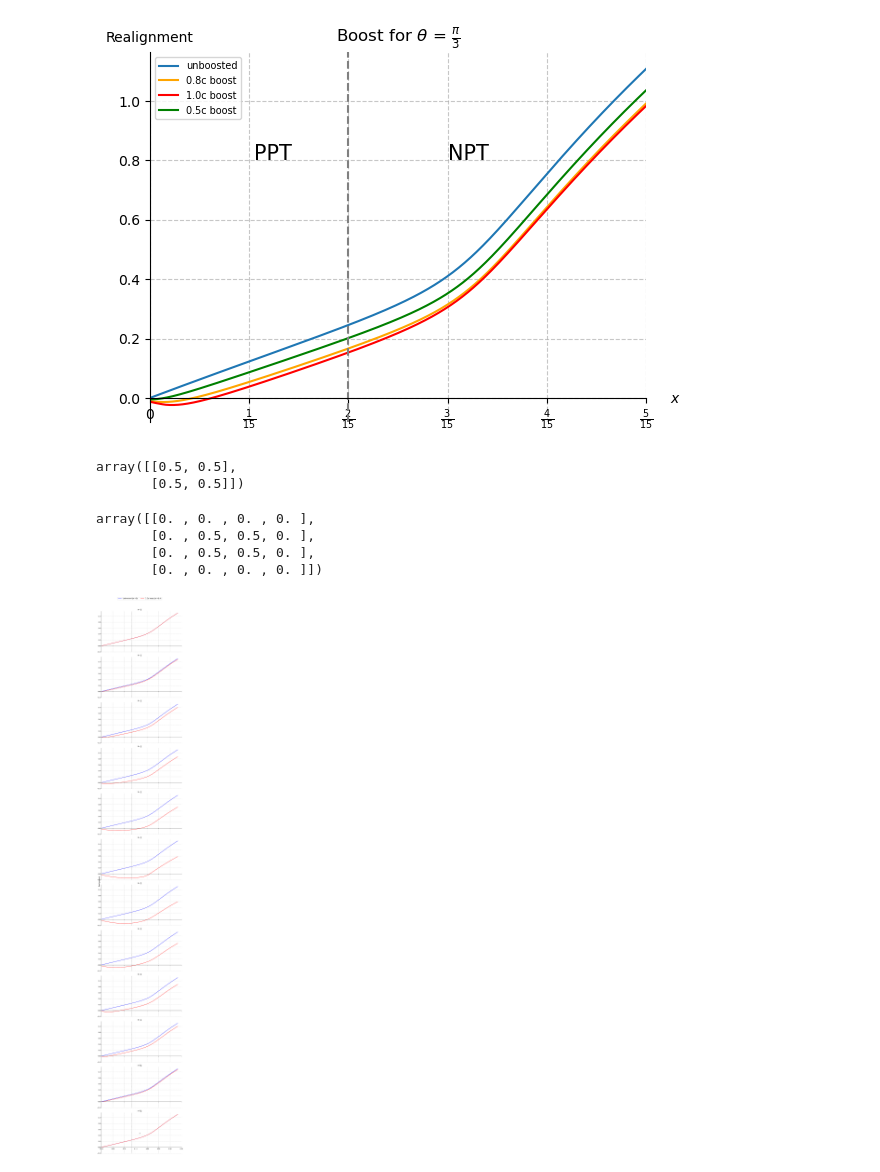
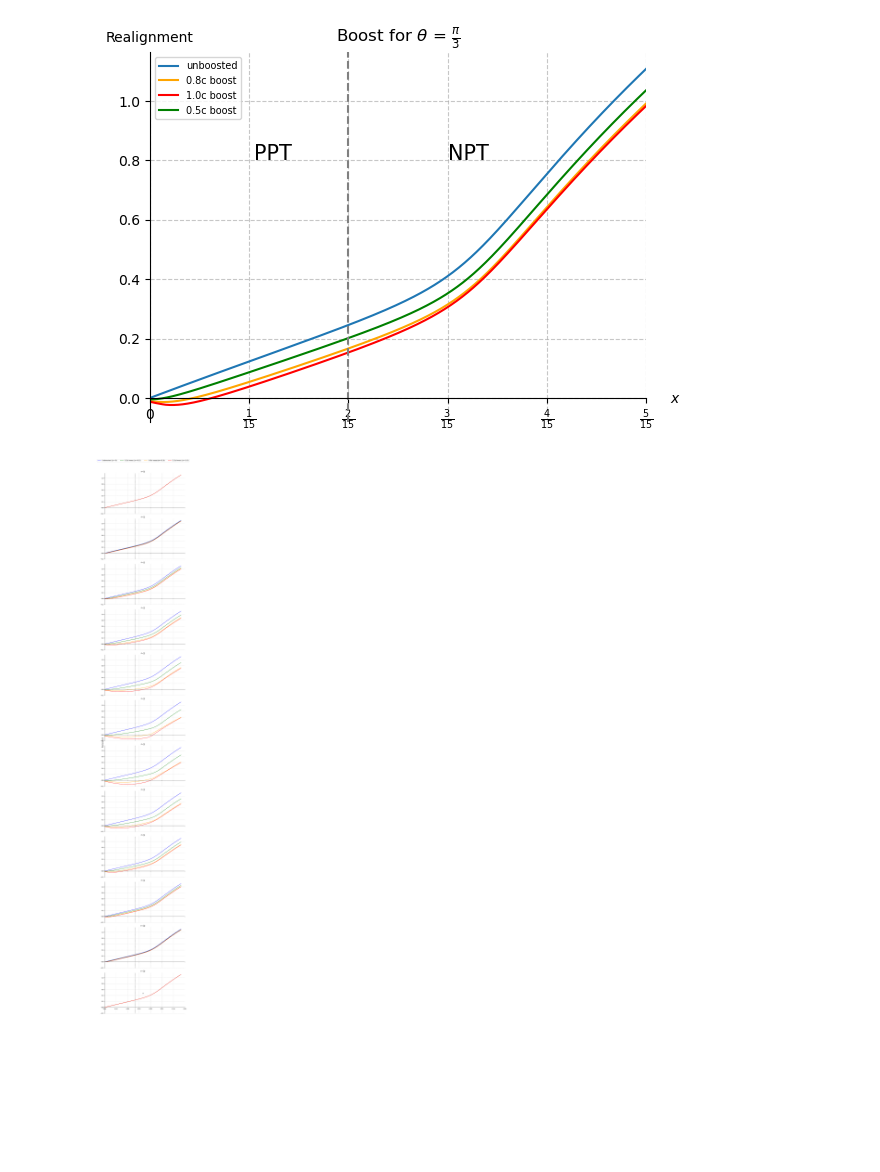
Before and after one commit to sebmousel/Bachelor, a Jupyter notebook: Test.ipynb, the cells around one changed output. Cells and saved outputs as stored; diff of their text form; code cells hidden in the pictures; blank space fills up the shorter version.

```diff
--- a/Test.ipynb
+++ b/Test.ipynb
@@ -84,30 +84,6 @@ ax.xaxis.set_major_locator(MultipleLocator(1/15))
 ax.xaxis.set_major_formatter(FuncFormatter(frac))
 # %% [output]
 [figure]
-# %%
-theta = np.pi/4
-out = np.array([np.cos(theta),np.sin(theta)])
-
-outer = np.outer(out,out)
-
-for i in range(np.shape(outer)[0]):
-    for j in range(np.shape(outer)[1]):
-        if outer[i][j] < 1e-10:
-            outer[i][j] = 0
-
-outer
-# %% [output]
-array([[0.5, 0.5],
-       [0.5, 0.5]])
-# %%
-momhilbert1 = np.array([1,0])
-momhilbert2 = np.array([0,1])
-mom_theta(theta,momhilbert1,momhilbert2)
-# %% [output]
-array([[0. , 0. , 0. , 0. ],
-       [0. , 0.5, 0.5, 0. ],
-       [0. , 0.5, 0.5, 0. ],
-       [0. , 0. , 0. , 0. ]])
 # %%
 import numpy as np
 import matplotlib.pyplot as plt
@@ -140,40 +116,40 @@ for i, theta in enumerate(theta_values):
     ax = axes[i]
 
     # Compute values for this theta and xi by calling the realign_val_theta2 function
-    #valt_05= realign_val_theta2(e, xi_values[0], momentum1, momentum2, theta)
-    #valt_08= realign_val_theta2(e, xi_values[1], momentum1, momentum2, theta)
+    valt_05= realign_val_theta2(e, xi_values[0], momentum1, momentum2, theta)
+    valt_08= realign_val_theta2(e, xi_values[1], momentum1, momentum2, theta)
     valt_1 = realign_val_theta2(e, xi_values[2], momentum1, momentum2, theta)
 
         # Plot the results for the various boosts
     ax.plot(np.linspace(0, 1/3, 1000), val, label=f"Unboosted (xi=0)", color="blue")
-    #ax.plot(np.linspace(0, 1/3, 1000), valt_05, label=f"0.5c boost (xi={xi_values[0]})", color="green")
-    #ax.plot(np.linspace(0, 1/3, 1000), valt_08, label=f"0.8c boost (xi={xi_values[1]})", color="orange")
+    ax.plot(np.linspace(0, 1/3, 1000), valt_05, label=f"0.5c boost (xi={xi_values[0]})", color="green")
+    ax.plot(np.linspace(0, 1/3, 1000), valt_08, label=f"0.8c boost (xi={xi_values[1]})", color="orange")
     ax.plot(np.linspace(0, 1/3, 1000), valt_1, label=f"1.0c boost (xi={xi_values[2]})", color="red")
 
     # Set title for this subplot
     ax.set_title(fr"$\theta = \frac{{{i}\pi}}{{24}}$", fontsize=10)
 
     # Customize the plot
     ax.grid(True, linestyle="--", alpha=0.7)
     ax.spines["top"].set_visible(False)
     ax.spines["right"].set_visible(False)
 
     ax.axvline(2/15, linestyle = "--", color = "grey")
     ax.spines["left"].set_position(("data",0))
     ax.spines["bottom"].set_position(("data",0))
 
 # Add a single legend and labels for the figure
 handles, labels = axes[11].get_legend_handles_labels()
 #
 fig.legend(handles, labels, loc="upper center", fontsize=12, ncol=4, bbox_to_anchor=(0.5, 1.02))
 
 fig.text(0.5, 0.04, r"$x$", ha="center", fontsize=12)
 fig.text(0.04, 0.5, "Realignment", va="center", rotation="vertical", fontsize=12)
 
 # Adjust spacing between subplots
 plt.tight_layout()
 
 # Show the plot
 plt.show()
 # %% [output]
-[figure, old version]
+[figure, new version]
```
Also changed, not shown: parts of 9 cells of this notebook, 1 other file.
